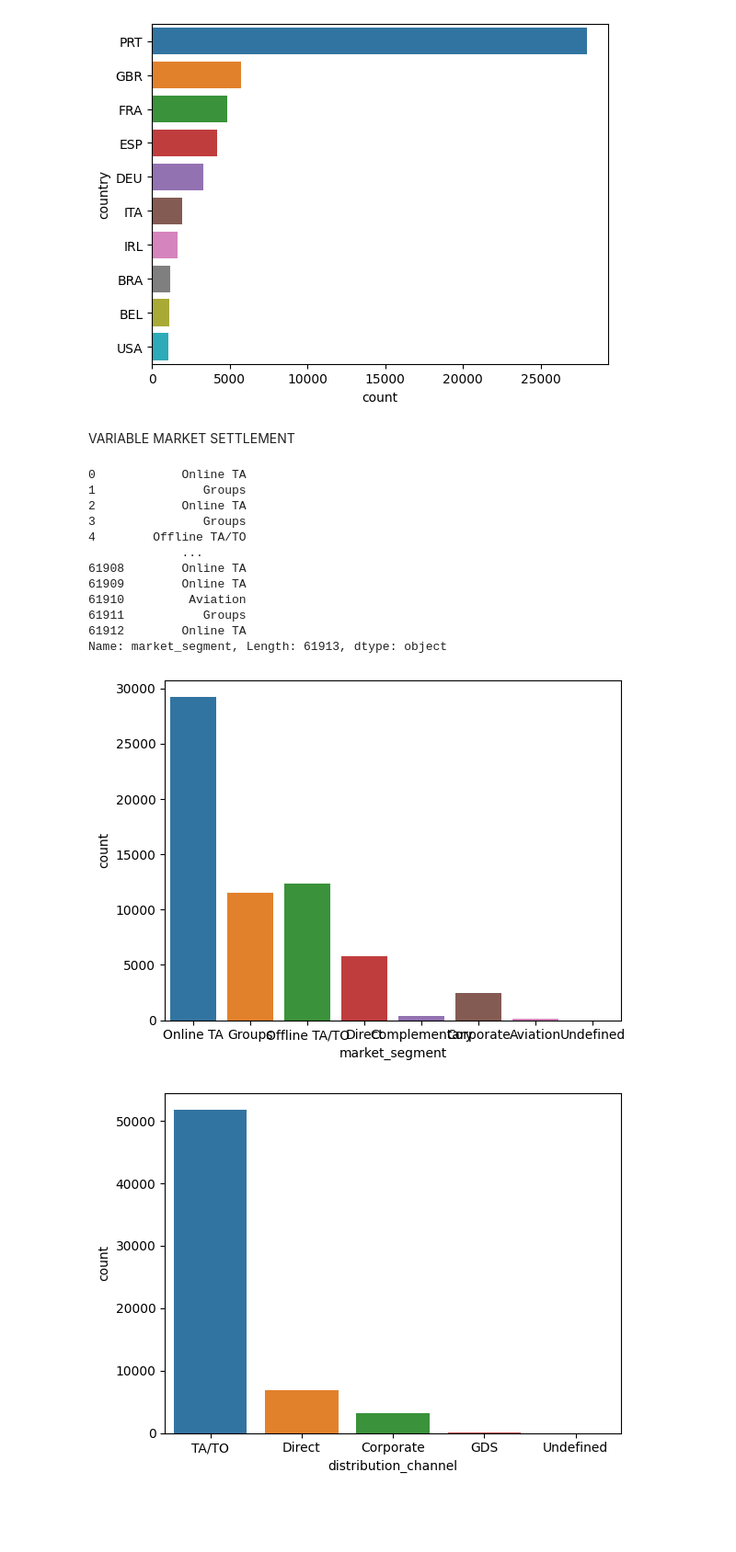
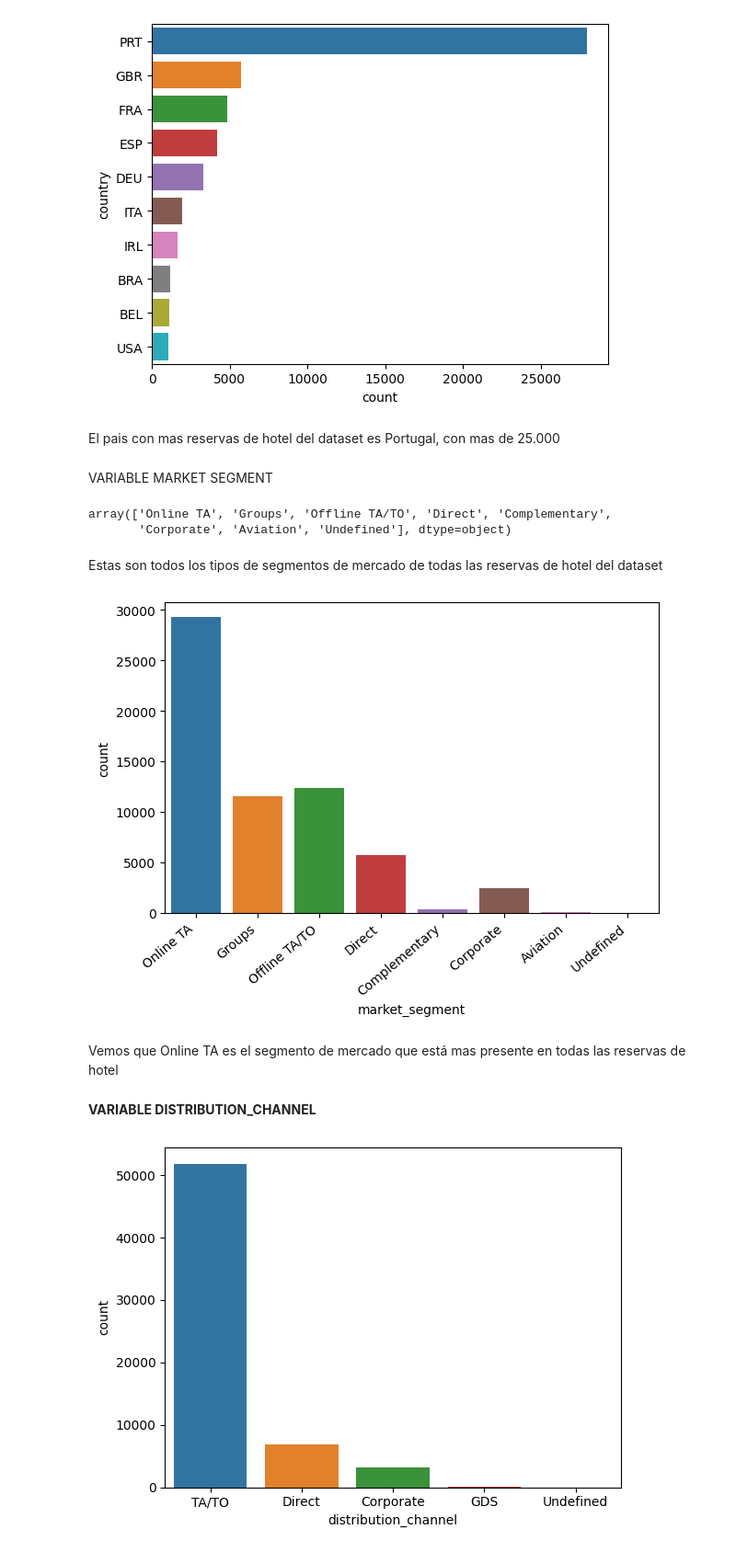
Before and after one commit to franmazzaro/7506R-2C2023-GRUPO39, a Jupyter notebook: 7506R_TP1_GRUPO39_CHP1_ENTREGA.ipynb, the cells around one changed output. Shown at 92% size. Drawn from its saved outputs; the diff is of its cells as text; code cells hidden in the pictures; blank space fills up the shorter version.

```diff
--- a/7506R_TP1_GRUPO39_CHP1_ENTREGA.ipynb
+++ b/7506R_TP1_GRUPO39_CHP1_ENTREGA.ipynb
@@ -15,4 +3,6 @@ Comenzamos obteniendo una visualización general del Dataframe y sus tipos de da
 # %%
-hoteles = pd.read_csv('/content/hotels_train (1).csv')
-hoteles.head()
+import pandas as pd
+
+hoteles = pd.read_csv('/content/sample_data/hotels_train.csv')
+hoteles.shape
 # %% [output]
@@ -101,28 +133,28 @@ sns.countplot(data=hoteles, y="country", order=hoteles.country.value_counts().il
 # %% [output]
 <Axes: xlabel='count', ylabel='country'>
 [figure]
+# %% [markdown]
+El pais con mas reservas de hotel del dataset es Portugal, con mas de 25.000
 # %% [markdown]
-VARIABLE MARKET SETTLEMENT
+VARIABLE MARKET SEGMENT
 # %%
-hoteles["market_segment"]
+hoteles["market_segment"].unique()
 # %% [output]
-0            Online TA
-1               Groups
-2            Online TA
-3               Groups
-4        Offline TA/TO
-             ...
-61908        Online TA
-61909        Online TA
-61910         Aviation
-61911           Groups
-61912        Online TA
-Name: market_segment, Length: 61913, dtype: object
+array(['Online TA', 'Groups', 'Offline TA/TO', 'Direct', 'Complementary',
+       'Corporate', 'Aviation', 'Undefined'], dtype=object)
+# %% [markdown]
+Estas son todos los tipos de segmentos de mercado de todas las reservas de hotel del dataset
 # %%
-sns.countplot(x='market_segment', data=hoteles, )
+market_segment_grafic = sns.countplot(x='market_segment', data=hoteles, )
+market_segment_grafic.set_xticklabels(market_segment_grafic.get_xticklabels(), rotation=40, ha="right")
+plt.tight_layout()
 plt.show()
 # %% [output]
-[figure, old version]
+[figure, new version]
+# %% [markdown]
+Vemos que Online TA es el segmento de mercado que está mas presente en todas las reservas de hotel
+# %% [markdown]
+**VARIABLE DISTRIBUTION_CHANNEL**
 # %%
 sns.countplot(x='distribution_channel', data=hoteles, )
 plt.show()
```
Also changed, not shown: parts of 43 cells of this notebook.
